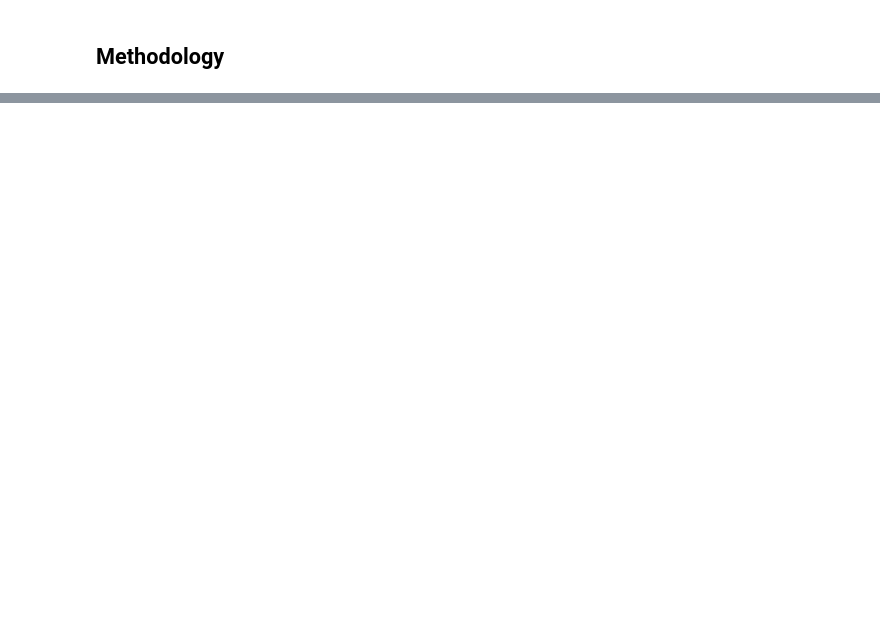
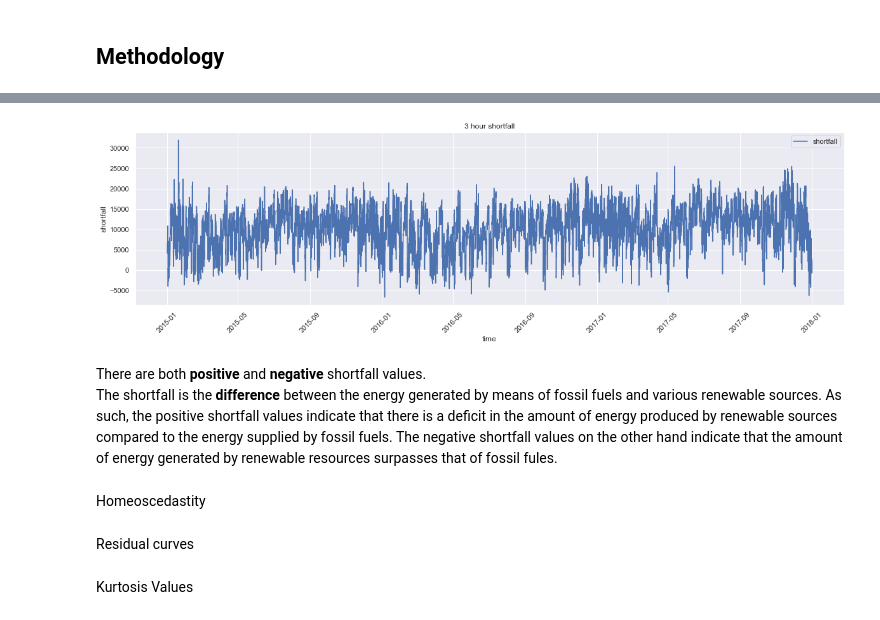
Before and after one commit to KenCBonyo/2110ACDS_ND5, a Jupyter notebook: 2110ACDS_ND5_v0.1.ipynb, the cells around one changed output, grey strips where cells are left out. Cells and saved outputs as stored; diff of their text form; code cells hidden in the pictures; blank space fills up the shorter version.

```diff
--- a/2110ACDS_ND5_v0.1.ipynb
+++ b/2110ACDS_ND5_v0.1.ipynb
@@ -42,0 +133,3 @@ Justify the solution <br/>
+# %%
+test_df = pd.read_csv('utils/data/df_test.csv')
+train_df = pd.read_csv('utils/data/df_train.csv')
@@ -42,0 +239,2 @@ Justify the solution <br/>
+# %%
+train_df = train_df.drop(['Unnamed: 0'], axis=1)
@@ -42,0 +415,26 @@ Justify the solution <br/>
+# %%
+train_df['datetime'] = pd.to_datetime(train_df['time'], format='%Y-%m-%d %H:%M:%S')
+# %%
+#plot the time line graph
+fig,ax = plt.subplots(figsize = (20, 5))
+dates = train_df['datetime']
+shortfall = train_df['load_shortfall_3h']
+
+ax.plot(dates, shortfall, label = 'shortfall')
+ax.set_title('3 hour shortfall')
+ax.set_xlabel('time')
+ax.set_ylabel('shortfall')
+ax.legend()
+plt.xticks(rotation=45)
+plt.show()
+# %% [output]
+[figure, added]
+# %% [markdown]
+There are both **positive** and **negative** shortfall values. <br/>
+The shortfall is the **difference** between the energy generated by means of fossil fuels and various renewable sources. As such, the positive shortfall values indicate that there is a deficit in the amount of energy produced by renewable sources compared to the energy supplied by fossil fuels. The negative shortfall values on the other hand indicate that the amount of energy generated by renewable resources surpasses that of fossil fules.
+# %% [markdown]
+Homeoscedastity
+# %% [markdown]
+Residual curves
+# %% [markdown]
+Kurtosis Values
```
Also changed, not shown: parts of 115 cells of this notebook.
